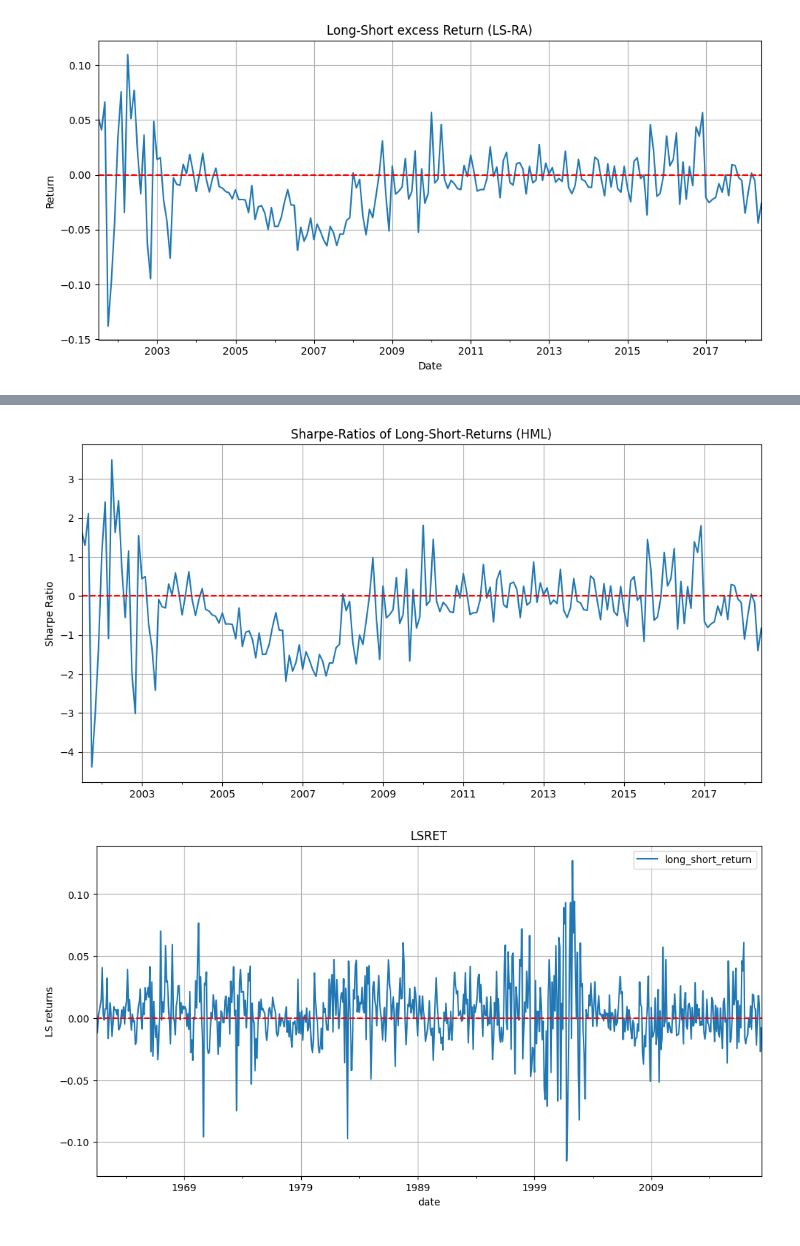
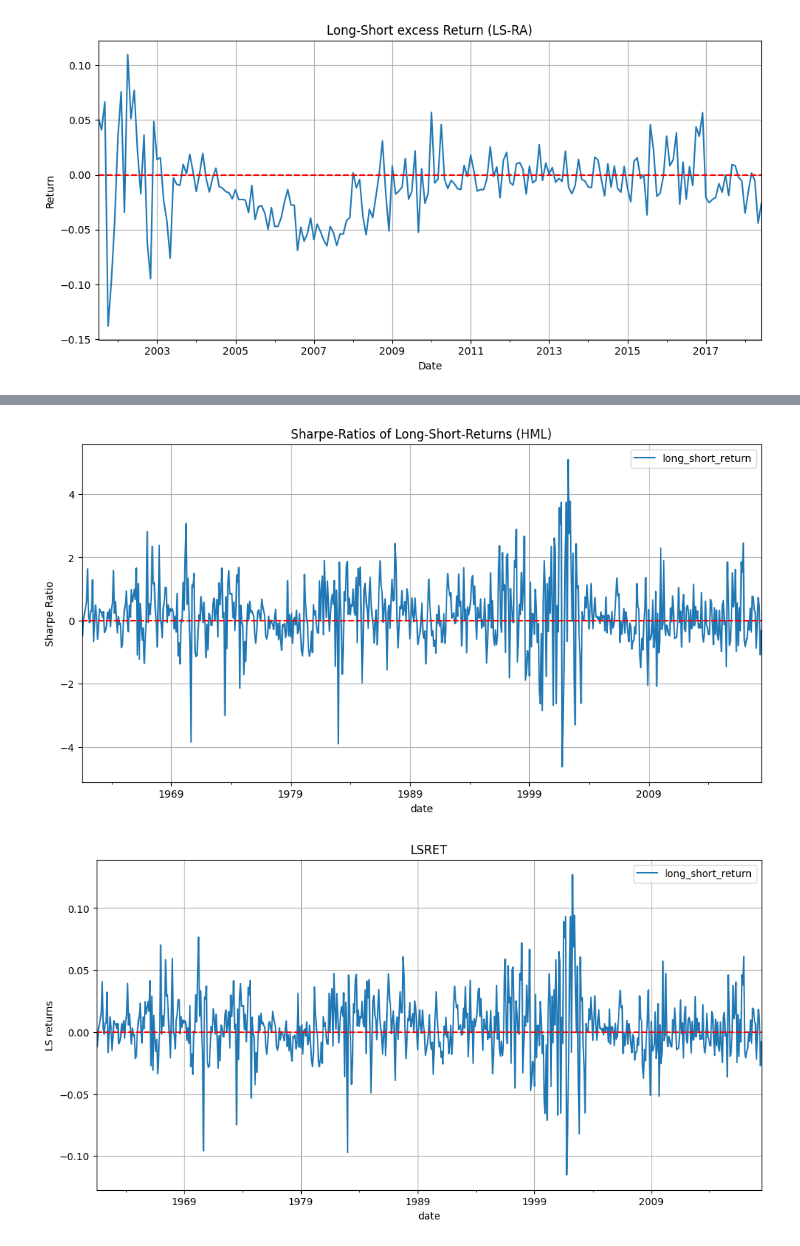
Before and after one commit to justusschenk/valueinvesting, a Jupyter notebook: Sharpe-ratio.ipynb, the cells around one changed output, grey strips where cells are left out. Saved outputs shown, nothing was run; the diff lists cells and outputs as text; code cells hidden in the pictures.

```diff
--- a/Sharpe-ratio.ipynb
+++ b/Sharpe-ratio.ipynb
@@ -61,14 +78,14 @@ plt.show()
 # %%
 #Sharpe Ratios
-sharpe_ratio = ls_ret_excess/ls_ret_excess.std()
+sharpe_ratio = ls_ret/ls_ret.std()
 
 sharpe_ratio.plot(figsize=(12, 6), title='Sharpe-Ratios of Long-Short-Returns (HML)')
 plt.axhline(0, color='red', linestyle='--')
 plt.ylabel('Sharpe Ratio')
 plt.grid(True)
 plt.show()
 # %% [output]
-[figure, old version]
+[figure, new version]
 # %%
 ls_ret.plot(figsize=(12, 6), title='LSRET')
 plt.axhline(0, color='red', linestyle='--')
```
Also changed, not shown: parts of 2 cells of this notebook, 3 other files.
